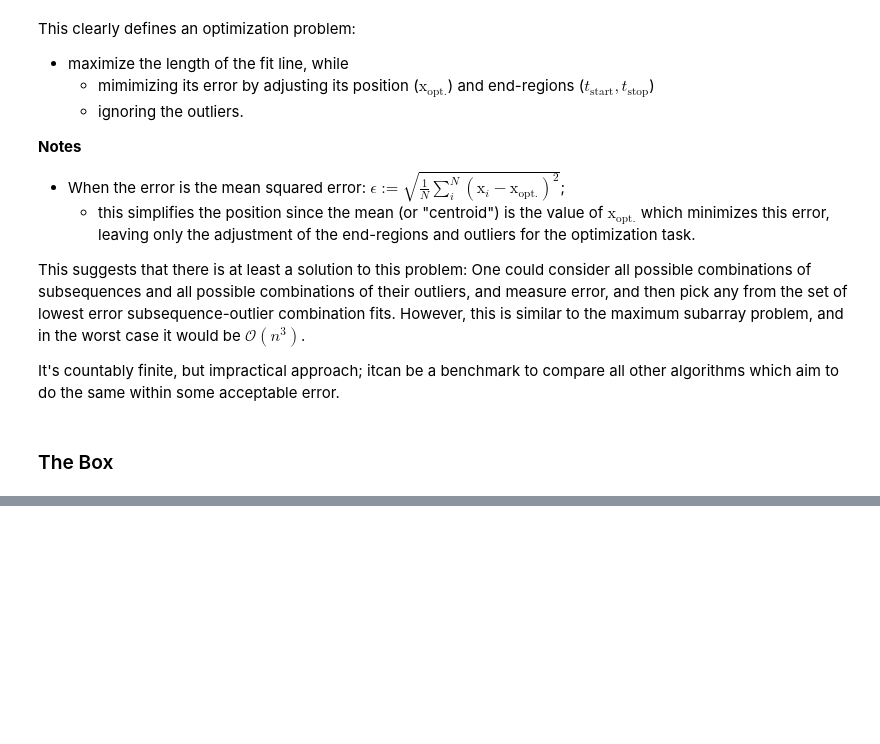
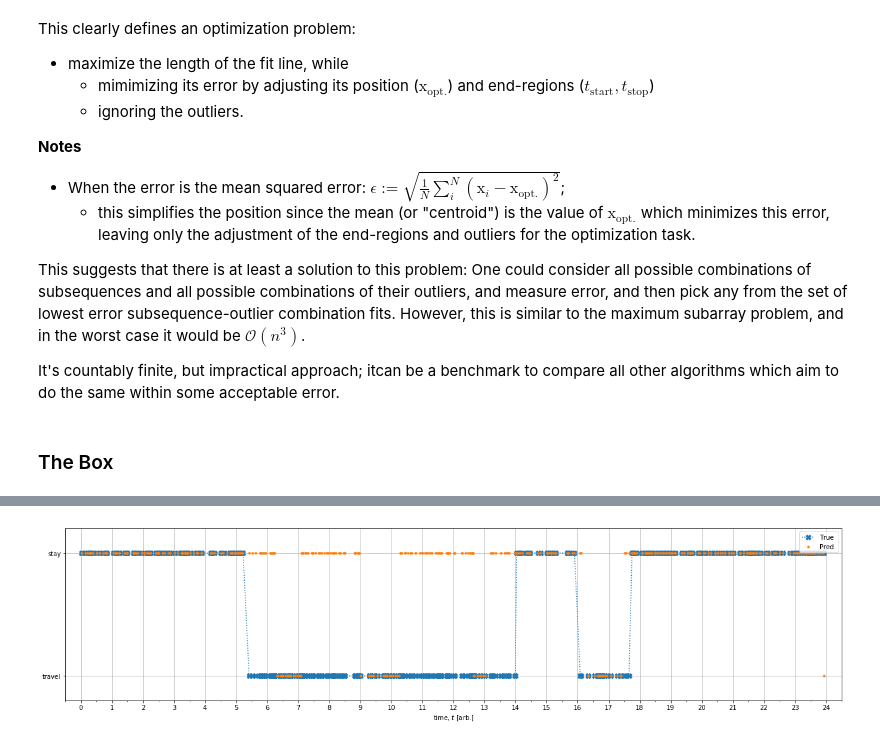
Before and after one commit to m-salewski/stay_classification, a Jupyter notebook: notebooks/synthetic_data_1D__box_method.ipynb, the cells around one changed output, grey strips where cells are left out. Drawn from its saved outputs; the diff is of its cells as text; code cells hidden in the pictures; blank space fills up the shorter version.

```diff
--- a/notebooks/synthetic_data_1D__box_method.ipynb
+++ b/notebooks/synthetic_data_1D__box_method.ipynb
@@ -465,0 +449,7 @@ for timepoint in [5, 12, 21]:
+# %%
+true_indices = get_stay_indices(new_stays, time_sub)
+# %%
+true_labels = np.zeros(time_sub.shape)
+# %%
+for pair in true_indices:
+    true_labels[pair[0]:pair[1]+1] = 1
@@ -465,0 +460,4 @@ for timepoint in [5, 12, 21]:
+# %%
+pred_labels = np.zeros(time_sub.shape)
+for pair in pairs:
+    pred_labels[pair[0]:pair[1]+1] = 1
@@ -465,0 +485,26 @@ for timepoint in [5, 12, 21]:
+# %%
+fig, ax = plt.subplots(1,1,figsize=(22,5))
+
+plt.plot(time_sub, true_labels, 'X:', markersize=8, label='True')
+plt.plot(time_sub, pred_labels, '.', label='Pred.')
+plt.ylim(-0.2,1.2)
+plt.xlim(-0.5,24.5)
+
+ax = plt.gca()
+
+ax.xaxis.set_major_locator(MultipleLocator(1))
+#ax.xaxis.set_major_formatter(FormatStrFormatter('%d'))
+
+# For the minor ticks, use no labels; default NullFormatter.
+ax.xaxis.set_minor_locator(MultipleLocator(0.5))
+
+plt.xlabel(r'time, $t$ [arb.]')
+
+ax.set_yticks([0,1])
+ax.set_yticklabels(['travel', 'stay'])
+
+
+plt.legend()
+plt.grid();
+# %% [output]
+[figure, added]
```
Also changed, not shown: parts of 71 cells of this notebook, 12 other files.
